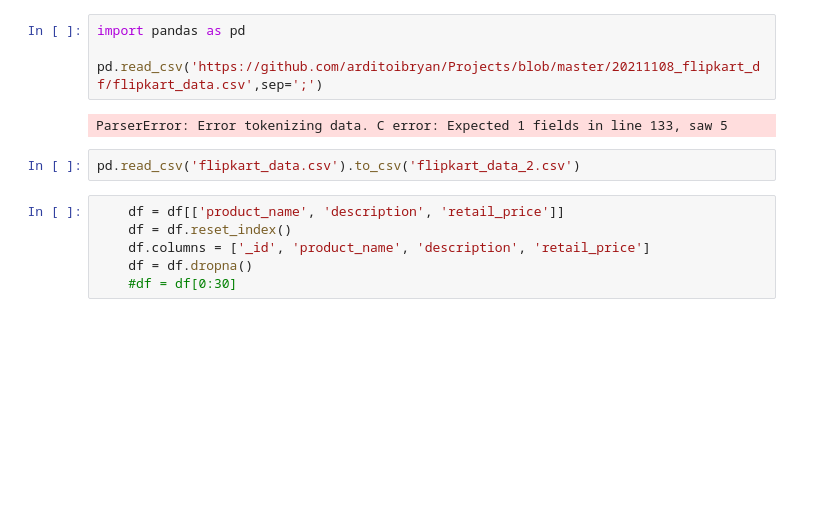
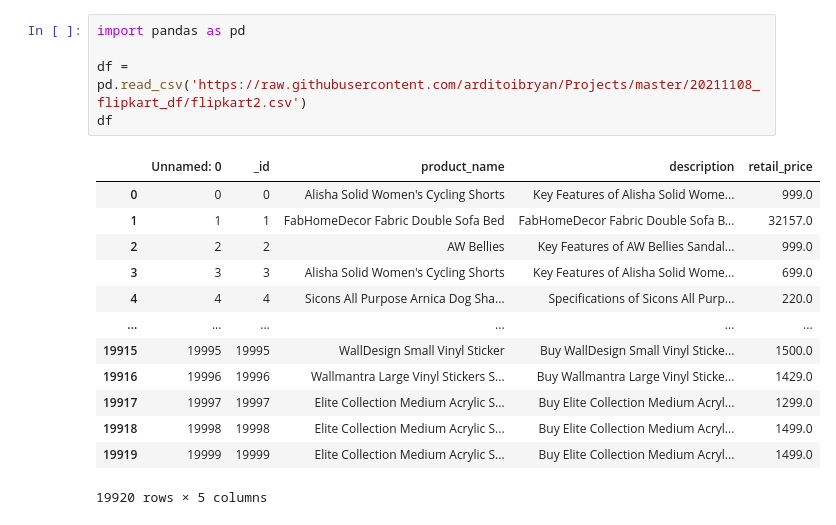
Before and after one commit to arditobryan/Projects, a Jupyter notebook: 20211108_flipkart_df/flipkart.ipynb, the cells around one changed output. Drawn from its saved outputs; the diff is of its cells as text; blank space fills up the shorter version.

```diff
--- a/20211108_flipkart_df/flipkart.ipynb
+++ b/20211108_flipkart_df/flipkart.ipynb
@@ -1,14 +1,19 @@
 # %%
 import pandas as pd
 
-pd.read_csv('https://github.com/arditoibryan/Projects/blob/master/20211108_flipkart_df/flipkart_data.csv',sep=';')
+df = pd.read_csv('https://raw.githubusercontent.com/arditoibryan/Projects/master/20211108_flipkart_df/flipkart2.csv')
+df
 # %% [output]
+|  | Unnamed: 0 | _id | product_name | description | retail_price |
+| 0 | 0 | 0 | Alisha Solid Women's Cycling Shorts | Key Features of Alisha Solid Wome... | 999.0 |
+| 1 | 1 | 1 | FabHomeDecor Fabric Double Sofa Bed | FabHomeDecor Fabric Double Sofa B... | 32157.0 |
+| 2 | 2 | 2 | AW Bellies | Key Features of AW Bellies Sandal... | 999.0 |
+| 3 | 3 | 3 | Alisha Solid Women's Cycling Shorts | Key Features of Alisha Solid Wome... | 699.0 |
+| 4 | 4 | 4 | Sicons All Purpose Arnica Dog Sha... | Specifications of Sicons All Purp... | 220.0 |
+| ... | ... | ... | ... | ... | ... |
+| 19915 | 19995 | 19995 | WallDesign Small Vinyl Sticker | Buy WallDesign Small Vinyl Sticke... | 1500.0 |
+| 19916 | 19996 | 19996 | Wallmantra Large Vinyl Stickers S... | Buy Wallmantra Large Vinyl Sticke... | 1429.0 |
+| 19917 | 19997 | 19997 | Elite Collection Medium Acrylic S... | Buy Elite Collection Medium Acryl... | 1299.0 |
+| 19918 | 19998 | 19998 | Elite Collection Medium Acrylic S... | Buy Elite Collection Medium Acryl... | 1499.0 |
+| 19919 | 19999 | 19999 | Elite Collection Medium Acrylic S... | Buy Elite Collection Medium Acryl... | 1499.0 |
-ParserError: Error tokenizing data. C error: Expected 1 fields in line 133, saw 5
+19920 rows × 5 columns
-# %%
-pd.read_csv('flipkart_data.csv').to_csv('flipkart_data_2.csv')
-# %%
-    df = df[['product_name', 'description', 'retail_price']]
-    df = df.reset_index()
-    df.columns = ['_id', 'product_name', 'description', 'retail_price']
-    df = df.dropna()
-    #df = df[0:30]
```
Also changed, not shown: parts of 2 cells of this notebook, 3 other files.
